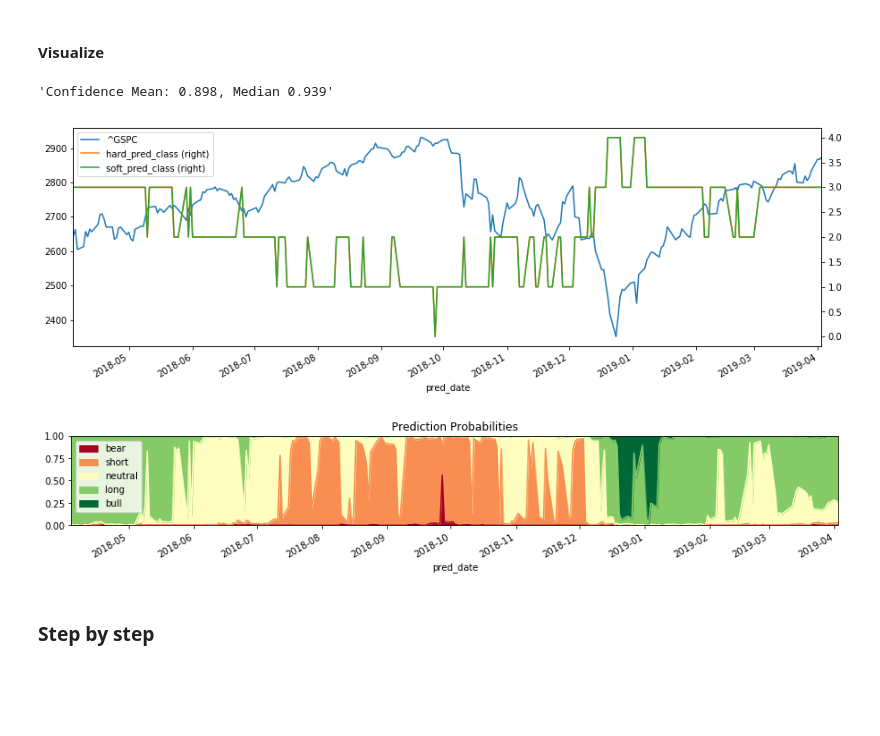
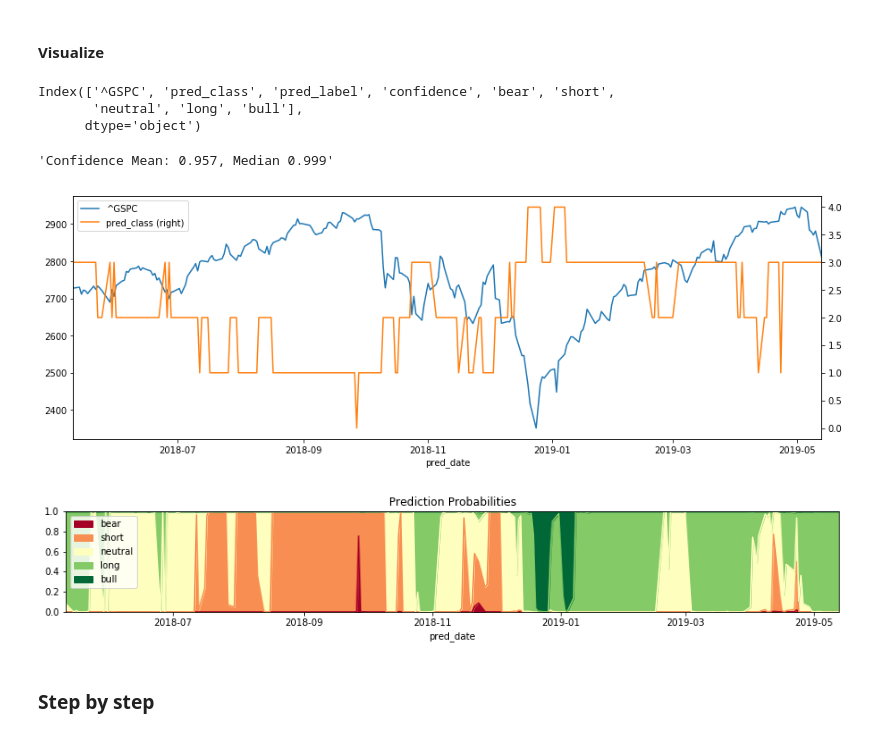
Before and after one commit to webclinic017/inception, a Jupyter notebook: notebooks/macro_ML.ipynb, the cells around one changed output. Saved outputs shown, nothing was run; the diff lists cells and outputs as text; code cells hidden in the pictures; blank space fills up the shorter version.

```diff
--- a/notebooks/macro_ML.ipynb
+++ b/notebooks/macro_ML.ipynb
@@ -378,18 +345,24 @@ pred_df = pd.read_csv(
     index_col='pred_date', parse_dates=True)
 # %% [markdown]
 #### Visualize
+# %%
+pred_df.columns
+# %% [output]
+Index(['^GSPC', 'pred_class', 'pred_label', 'confidence', 'bear', 'short',
+       'neutral', 'long', 'bull'],
+      dtype='object')
 # %%
 pre_class_cols = filter_cols(pred_df.columns, "pred_class")
 pred_df.loc[:,[bench] + pre_class_cols].plot(
     secondary_y=pre_class_cols, figsize=(15, 5));
 pred_df[fwd_ret_labels].plot.area(
         title='Prediction Probabilities',
         figsize=(15, 2), ylim=(0, 1), cmap='RdYlGn');
-f'Confidence Mean: {pred_df["soft_confidence"].mean().round(3)}, Median {pred_df["soft_confidence"].median().round(3)}'
+f'Confidence Mean: {pred_df["confidence"].mean().round(3)}, Median {pred_df["confidence"].median().round(3)}'
 # %% [output]
-'Confidence Mean: 0.898, Median 0.939'
+'Confidence Mean: 0.957, Median 0.999'
-[figure, old version]
+[figure, new version]
-[figure, old version]
+[figure, new version]
 # %% [markdown]
 ### Step by step
 # %% [markdown]
```
Also changed, not shown: parts of 6 cells of this notebook.
